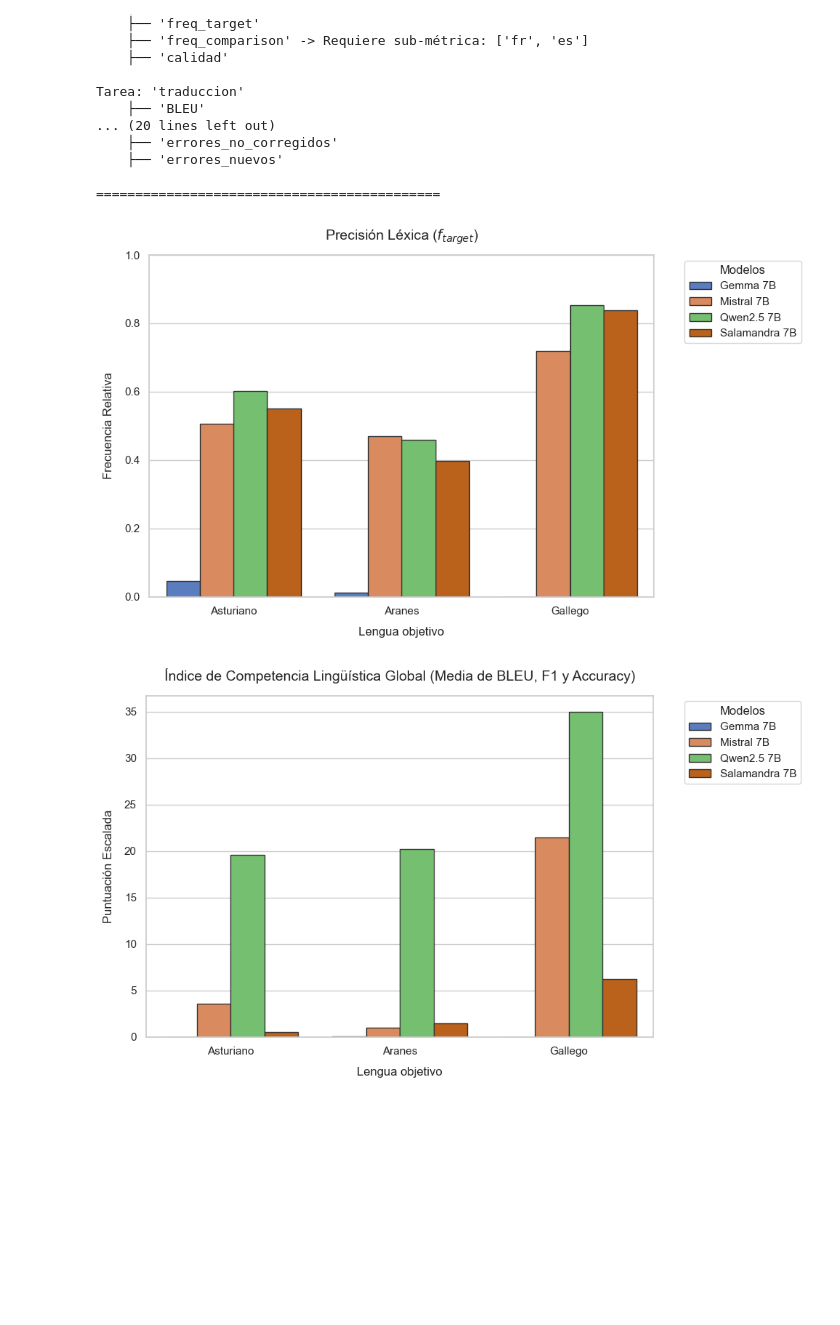
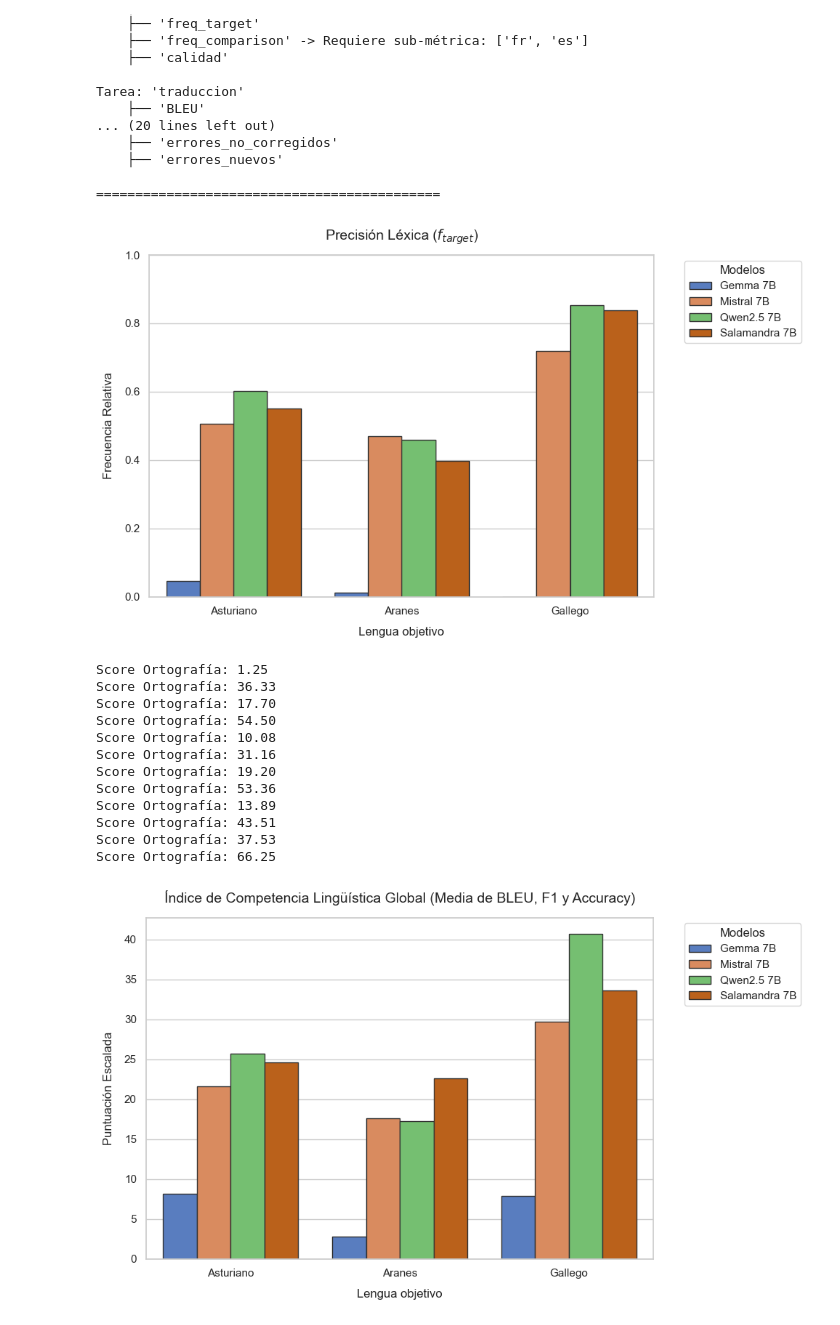
Before and after one commit to MiguelGP-13/TFG, a Jupyter notebook: 4-exploreResults.ipynb, the cells around one changed output. Drawn from its saved outputs; the diff is of its cells as text; code cells hidden in the pictures; blank space fills up the shorter version.

```diff
--- a/4-exploreResults.ipynb
+++ b/4-exploreResults.ipynb
@@ -12,7 +11,7 @@ figures_lora = "./results_lora/Figures/"
 
 idiomas = [ "asturiano", "aranes", "gallego"]
 # %%
-pretty_print_results(load_results(raw_base + "aranes/resultados_aranes_Mistral-7B-Instruct-v0.3_05-10_20-28-27.json"))
+explore.pretty_print_results(explore.load_results(raw_base + "aranes/resultados_aranes_Mistral-7B-Instruct-v0.3_05-10_20-28-27.json"))
 # %% [output]
 ==============================
       RESULTADOS DEL MODELO
@@ -99,17 +98,17 @@ resultados_qlora = {
     },
 }
 # %%
-generate_html_report({
-    "Qwen2.5 7B": load_results(raw_base + "asturiano/resultados_asturiano_Qwen2.5-7B-Instruct_05-11_08-41-23.json"),
-    "Concatenated 37500": load_results(raw_lora + "asturiano/resultados_QLORA_asturiano_37500-asturiano-concatenado_05-21_20-00-48.json"),
-    "37500 + Instructivo": load_results(raw_lora + "asturiano/resultados_QLORA_asturiano_39000-asturiano-concatenado-Instructivo_05-21_20-36-47.json"),
-    "Not Concatenated 32000": load_results(raw_lora + "asturiano/resultados_QLORA_asturiano_modelo3200SinConcatenar_05-21_21-02-27.json"),
-    "32000 + Instructivo": load_results(raw_lora + "asturiano/resultados_QLORA_asturiano_modelo3500SinConcatenar-Instructivo_05-21_21-27-42.json"),
+explore.generate_html_report({
+    "Qwen2.5 7B": explore.load_results(raw_base + "asturiano/resultados_asturiano_Qwen2.5-7B-Instruct_05-11_08-41-23.json"),
+    "Concatenated 37500": explore.load_results(raw_lora + "asturiano/resultados_QLORA_asturiano_37500-asturiano-concatenado_05-21_20-00-48.json"),
+    "37500 + Instructivo": explore.load_results(raw_lora + "asturiano/resultados_QLORA_asturiano_39000-asturiano-concatenado-Instructivo_05-21_20-36-47.json"),
+    "Not Concatenated 32000": explore.load_results(raw_lora + "asturiano/resultados_QLORA_asturiano_modelo3200SinConcatenar_05-21_21-02-27.json"),
+    "32000 + Instructivo": explore.load_results(raw_lora + "asturiano/resultados_QLORA_asturiano_modelo3500SinConcatenar-Instructivo_05-21_21-27-42.json"),
 }, output_path= salida_lora + "asturiano_resultados_qlora.html")
 
-generate_html_report(resultados_base["aranes"], salida_lora + "aranes_resultados_qlora.html")
+explore.generate_html_report(resultados_base["aranes"], salida_lora + "aranes_resultados_qlora.html")
 
-generate_html_report(resultados_base["gallego"], salida_lora + "gallego_resultados_qlora.html")
+explore.generate_html_report(resultados_base["gallego"], salida_lora + "gallego_resultados_qlora.html")
 # %% [output]
 HTML generado en: ./results_lora/Processed/asturiano_resultados_qlora.html
 HTML generado en: ./results_lora/Processed/aranes_resultados_qlora.html
@@ -124,7 +123,7 @@ merge_latex_files([salida_lora + lang + "_resultados_qlora.tex" for lang in idio
 # %% [output]
 Éxito: Archivo consolidado creado en ./results_lora/Processed/resultados_qlora.tex
 # %%
-explorar_estructuras(load_results(raw_base + "/asturiano/resultados_asturiano_Qwen2.5-7B-Instruct_05-11_08-41-23.json"))
+explore.explorar_estructuras(explore.load_results(raw_base + "/asturiano/resultados_asturiano_Qwen2.5-7B-Instruct_05-11_08-41-23.json"))
 # %% [output]
 === MAPA DE TAREAS Y MÉTRICAS DISPONIBLES ===
 
@@ -202,27 +267,39 @@ def calcular_indice_competencia_avanzado(tareas_dict):
 # %%
-generar_grafico_barras(
+explore.generar_grafico_barras(
     datos_globales=resultados_base,
     extractor="freq_target",
     titulo="Precisión Léxica ($f_{target}$)",
     ylabel="Frecuencia Relativa",
     ylim=(0, 1.0),
     idiomas_orden=idiomas,
     output_path=figures_base + "Calidad_freq_target_base.png",
-    motor="sns"
+    motor=aesthetics.SEABORN
 )
 
 
-generar_grafico_barras(
+explore.generar_grafico_barras(
     datos_globales=resultados_base,
-    extractor=calcular_indice_competencia_avanzado,
+    extractor=indice,
     titulo="Índice de Competencia Lingüística Global (Media de BLEU, F1 y Accuracy)",
     ylabel="Puntuación Escalada",
     ylim=(0, None),
     idiomas_orden=idiomas,
     output_path=figures_base + "IndiceMetricas_base.png",
-    motor="sns"
+    motor=aesthetics.SEABORN
 )
 # %% [output]
 [figure]
+Score Ortografía: 1.25
+Score Ortografía: 36.33
+Score Ortografía: 17.70
+Score Ortografía: 54.50
+Score Ortografía: 10.08
+Score Ortografía: 31.16
+Score Ortografía: 19.20
+Score Ortografía: 53.36
+Score Ortografía: 13.89
+Score Ortografía: 43.51
+Score Ortografía: 37.53
+Score Ortografía: 66.25
-[figure, old version]
+[figure, new version]
 # %%
```
Also changed, not shown: parts of 12 cells of this notebook, 6 other files.
